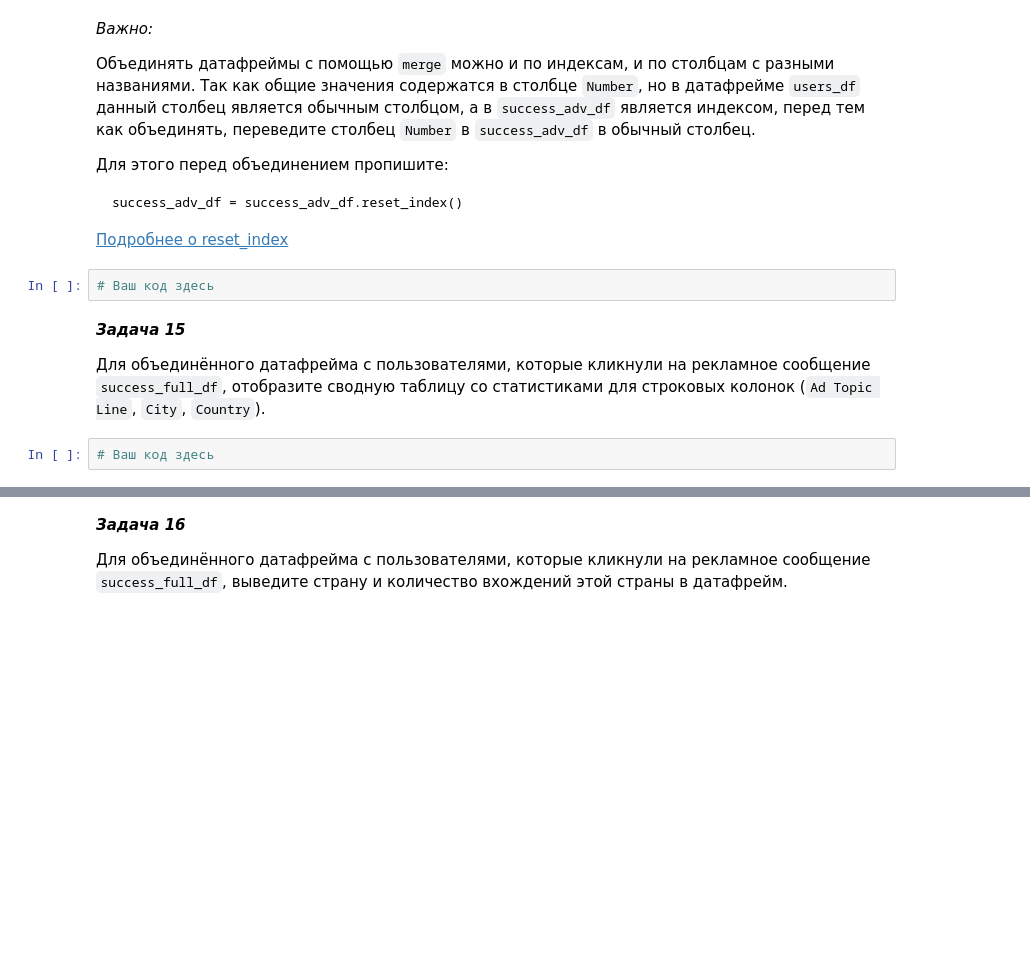
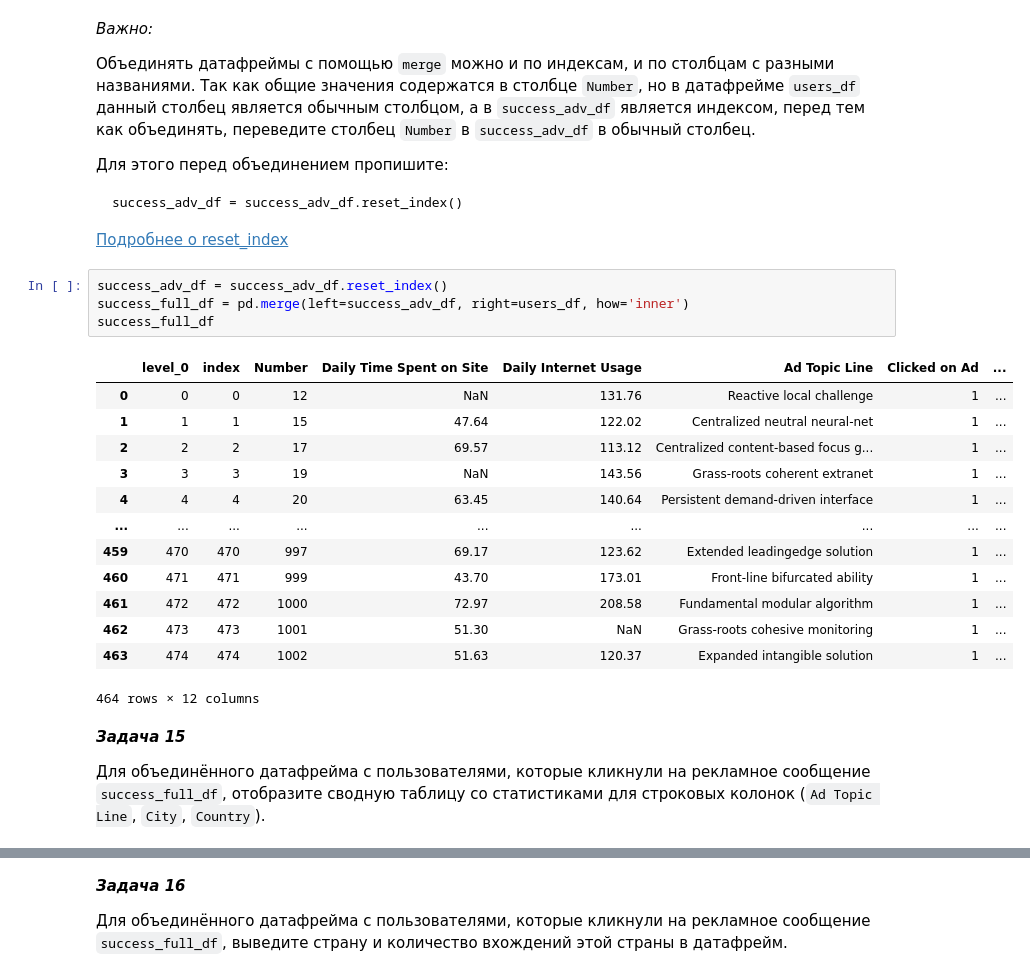
Before and after one commit to IgorKolotushkin/DS_homework, a Jupyter notebook: hw_12/12.6_Домашнее_задание.ipynb, the cells around one changed output, grey strips where cells are left out. Drawn from its saved outputs; the diff is of its cells as text; blank space fills up the shorter version.

````diff
--- a/hw_12/12.6_Домашнее_задание.ipynb
+++ b/hw_12/12.6_Домашнее_задание.ipynb
@@ -335,11 +335,25 @@ success_adv_df = success_adv_df.reset_index()
 ```
 
 [Подробнее о reset_index](https://pandas.pydata.org/docs/reference/api/pandas.DataFrame.reset_index.html)
-# %%
-# Ваш код здесь
+# %%
+success_adv_df = success_adv_df.reset_index()
+success_full_df = pd.merge(left=success_adv_df, right=users_df, how='inner')
+success_full_df
+# %% [output]
+|  | level_0 | index | Number | Daily Time Spent on Site | Daily Internet Usage | Ad Topic Line | Clicked on Ad | ... |
+| 0 | 0 | 0 | 12 | NaN | 131.76 | Reactive local challenge | 1 | ... |
+| 1 | 1 | 1 | 15 | 47.64 | 122.02 | Centralized neutral neural-net | 1 | ... |
+| 2 | 2 | 2 | 17 | 69.57 | 113.12 | Centralized content-based focus g... | 1 | ... |
+| 3 | 3 | 3 | 19 | NaN | 143.56 | Grass-roots coherent extranet | 1 | ... |
+| 4 | 4 | 4 | 20 | 63.45 | 140.64 | Persistent demand-driven interface | 1 | ... |
+| ... | ... | ... | ... | ... | ... | ... | ... | ... |
+| 459 | 470 | 470 | 997 | 69.17 | 123.62 | Extended leadingedge solution | 1 | ... |
+| 460 | 471 | 471 | 999 | 43.70 | 173.01 | Front-line bifurcated ability | 1 | ... |
+| 461 | 472 | 472 | 1000 | 72.97 | 208.58 | Fundamental modular algorithm | 1 | ... |
+| 462 | 473 | 473 | 1001 | 51.30 | NaN | Grass-roots cohesive monitoring | 1 | ... |
+| 463 | 474 | 474 | 1002 | 51.63 | 120.37 | Expanded intangible solution | 1 | ... |
+464 rows × 12 columns
 # %% [markdown]
 ***Задача 15***
 
 Для объединённого датафрейма с пользователями, которые кликнули на рекламное сообщение `success_full_df`, отобразите сводную таблицу со статистиками для строковых колонок (`Ad Topic Line`, `City`, `Country`).
-# %%
-# Ваш код здесь
````
Also changed, not shown: parts of 2 cells of this notebook.
